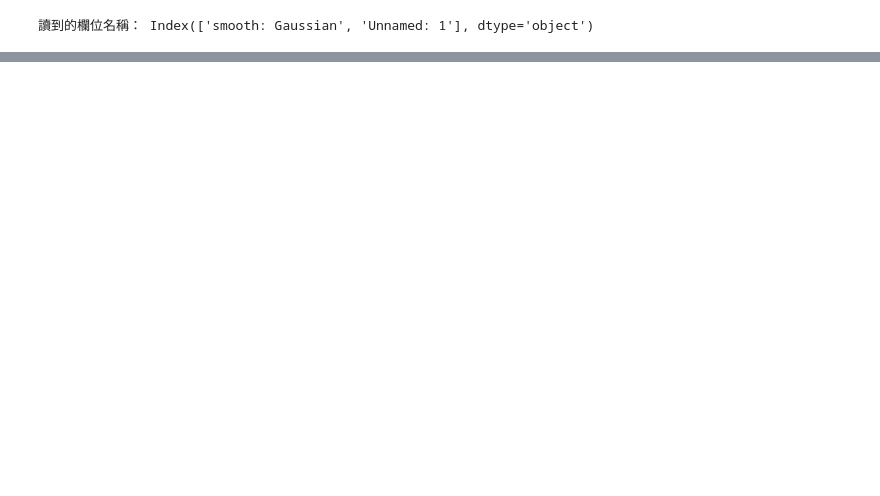
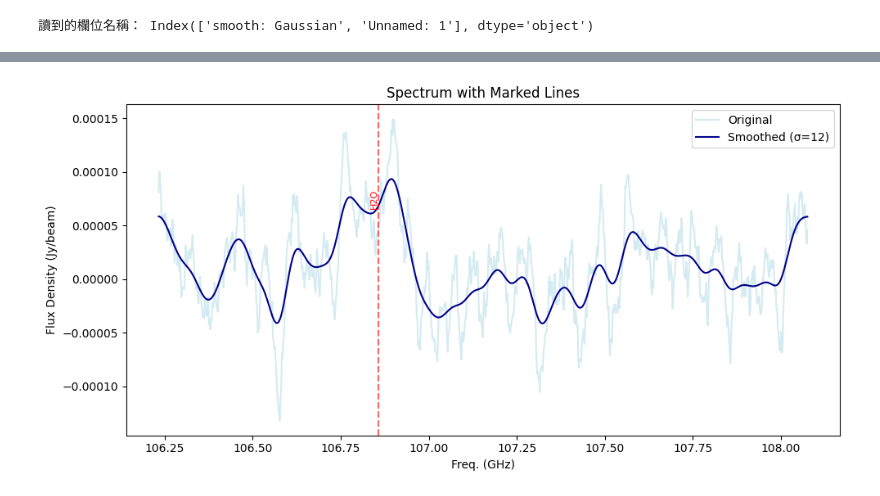
Before and after one commit to 000RF/spectral-line, a Jupyter notebook: Cloverleaf/spw27/spw27.ipynb, the cells around one changed output, grey strips where cells are left out. Cells and saved outputs as stored; diff of their text form; code cells hidden in the pictures; blank space fills up the shorter version.

```diff
--- a/Cloverleaf/spw27/spw27.ipynb
+++ b/Cloverleaf/spw27/spw27.ipynb
@@ -44,0 +44,24 @@ plt.show()
+# %%
+#加入譜線(沒存到HAHA)
+#line_file = "member.uid___A001_X2d20_X39ab.Cloverleaf_sci.spw27.cube.I.pbcor.fits-Z-profile-Region_3-Statistic_Mean-Coordinate_Current-2025-07-07-16-47-35.tsv.tsv"
+#df_lines = pd.read_csv(file_path, sep="\t", skiprows=5)
+#df_lines.columns = [col.strip().lstrip('#').strip() for col in df_lines.columns]
+#line_positions = pd.to_numeric(df_lines[df_lines.columns[0]], errors="coerce").dropna()
+
+#換成手打
+my_lines = [(106.857,"H2O")]
+# %%
+plt.figure(figsize=(10, 5))
+plt.plot(df[df.columns[0]], df[df.columns[1]], label="Original", color="lightblue", alpha=0.5)
+plt.plot(df[df.columns[0]], y_smoothed, label="Smoothed (σ=12)", color="darkblue")
+for freq, label in my_lines:
+    plt.axvline(freq, color="red", linestyle="--", alpha=0.6)
+    plt.text(freq, max(y_smoothed)*0.9, label, rotation=90, color="red", fontsize=8, ha='right', va='top')
+plt.xlabel("Freq. (GHz)")
+plt.ylabel("Flux Density (Jy/beam)")
+plt.title("Spectrum with Marked Lines")
+plt.legend()
+plt.tight_layout()
+plt.show()
+# %% [output]
+[figure, added]
```
Also changed, not shown: parts of 3 cells of this notebook.
